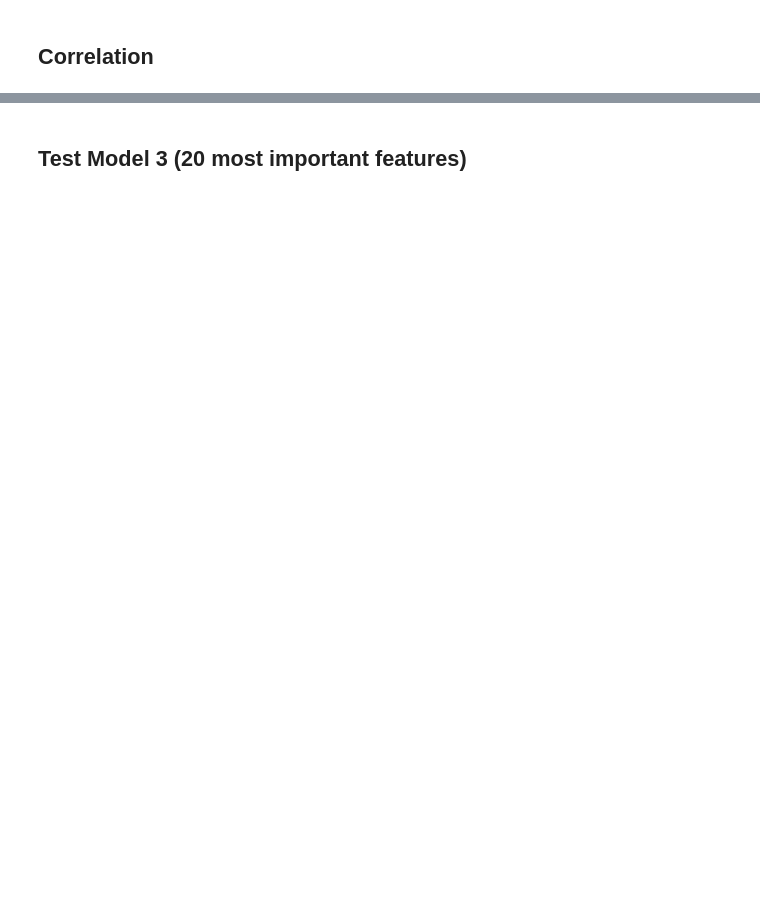
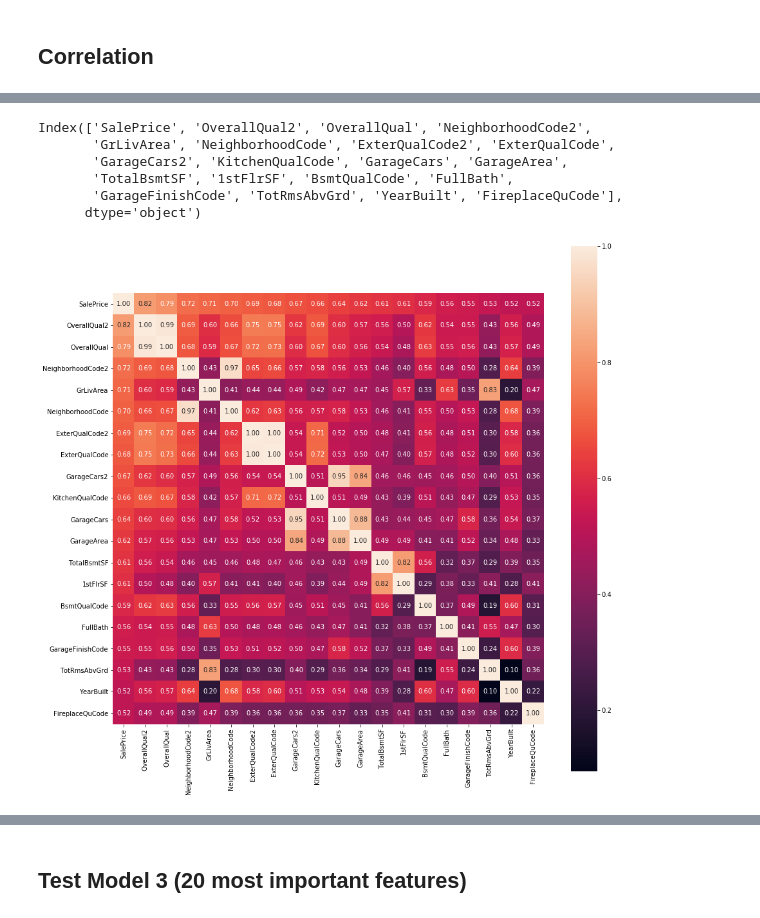
Before and after one commit to AmauryLepicard/house-prices, a Jupyter notebook: House Prices Kaggle.ipynb, the cells around one changed output, grey strips where cells are left out. Saved outputs shown, nothing was run; the diff lists cells and outputs as text; code cells hidden in the pictures; blank space fills up the shorter version.

```diff
--- a/House Prices Kaggle.ipynb
+++ b/House Prices Kaggle.ipynb
@@ -342,9 +286,18 @@ os[:20]
 # %%
-corrmat = df_train.corr().abs()
-cols = corrmat.nlargest(20, 'SalePrice')['SalePrice'].index
-corrmat = corrmat.nlargest(20, 'SalePrice')[cols]
+corrmat = df_train.corr()
+correlatedColumns = corrmat.nlargest(20, 'SalePrice')['SalePrice'].index
+print(correlatedColumns)
+corrmat = corrmat.nlargest(20, 'SalePrice')[correlatedColumns]
 plt.figure(figsize=(15, 15))
-sb.clustermap(corrmat,annot=True,square=True,center=0,fmt='.2f',yticklabels=cols.values,xticklabels=cols.values)
+sb.heatmap(corrmat,annot=True,square=True,fmt='.2f',yticklabels=correlatedColumns.values,xticklabels=correlatedColumns.values)
 plt.show()
+# %% [output]
+Index(['SalePrice', 'OverallQual2', 'OverallQual', 'NeighborhoodCode2',
+       'GrLivArea', 'NeighborhoodCode', 'ExterQualCode2', 'ExterQualCode',
+       'GarageCars2', 'KitchenQualCode', 'GarageCars', 'GarageArea',
+       'TotalBsmtSF', '1stFlrSF', 'BsmtQualCode', 'FullBath',
+       'GarageFinishCode', 'TotRmsAbvGrd', 'YearBuilt', 'FireplaceQuCode'],
+      dtype='object')
+[figure, added]
 # %%
 df_train.tail()
```
Also changed, not shown: parts of 35 cells of this notebook, 1 other file.
